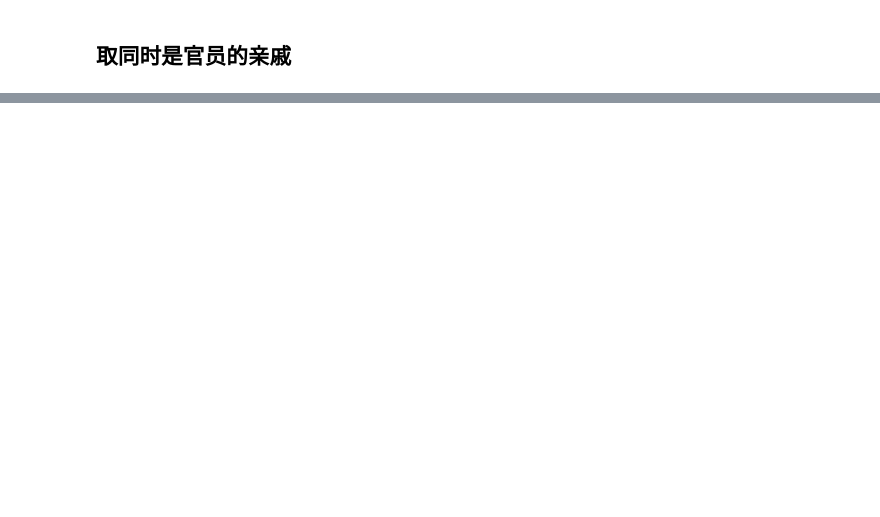
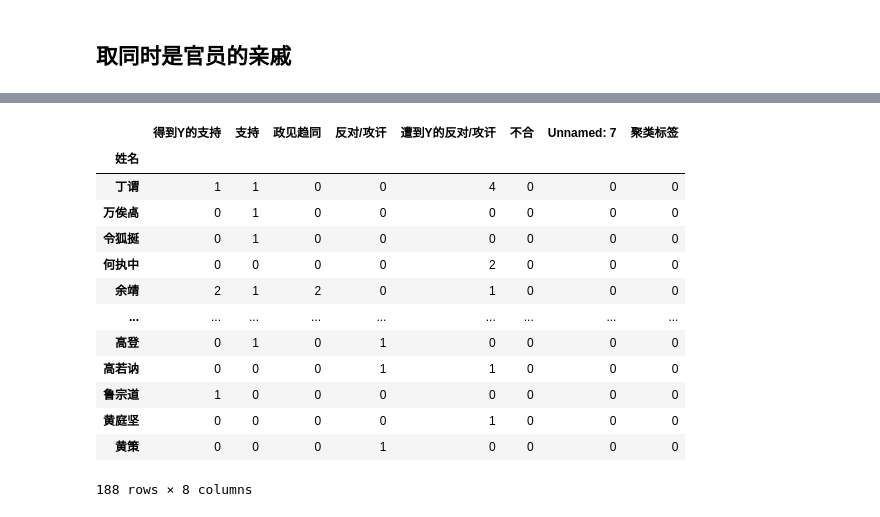
Before and after one commit to AI119/opupupuo, a Jupyter notebook: Numpy & Pandas/2023.4.14宋朝上课练习.ipynb, the cells around one changed output, grey strips where cells are left out. Drawn from its saved outputs; the diff is of its cells as text; code cells hidden in the pictures; blank space fills up the shorter version.

```diff
--- a/Numpy & Pandas/2023.4.14宋朝上课练习.ipynb
+++ b/Numpy & Pandas/2023.4.14宋朝上课练习.ipynb
@@ -205,3 +496,19 @@ dfdf.query("聚类标签 == 2")
 # %%
 data1 =dfdf[['得到Y的支持','支持','政见趋同','反对/攻讦','遭到Y的反对/攻讦','不合','Unnamed: 7','聚类标签']]
+data1 =dfdf[['得到Y的支持','支持','政见趋同','反对/攻讦','遭到Y的反对/攻讦','不合','Unnamed: 7','聚类标签']]
 data1
+# %% [output]
+|  | 得到Y的支持 | 支持 | 政见趋同 | 反对/攻讦 | 遭到Y的反对/攻讦 | 不合 | Unnamed: 7 | 聚类标签 |
+| 姓名 |  |  |  |  |  |  |  |  |
+| 丁谓 | 1 | 1 | 0 | 0 | 4 | 0 | 0 | 0 |
+| 万俟卨 | 0 | 1 | 0 | 0 | 0 | 0 | 0 | 0 |
+| 令狐挻 | 0 | 1 | 0 | 0 | 0 | 0 | 0 | 0 |
+| 何执中 | 0 | 0 | 0 | 0 | 2 | 0 | 0 | 0 |
+| 余靖 | 2 | 1 | 2 | 0 | 1 | 0 | 0 | 0 |
+| ... | ... | ... | ... | ... | ... | ... | ... | ... |
+| 高登 | 0 | 1 | 0 | 1 | 0 | 0 | 0 | 0 |
+| 高若讷 | 0 | 0 | 0 | 1 | 1 | 0 | 0 | 0 |
+| 鲁宗道 | 1 | 0 | 0 | 0 | 0 | 0 | 0 | 0 |
+| 黄庭坚 | 0 | 0 | 0 | 0 | 1 | 0 | 0 | 0 |
+| 黄策 | 0 | 0 | 0 | 1 | 0 | 0 | 0 | 0 |
+188 rows × 8 columns
```
Also changed, not shown: parts of 25 cells of this notebook, 1 other file.
